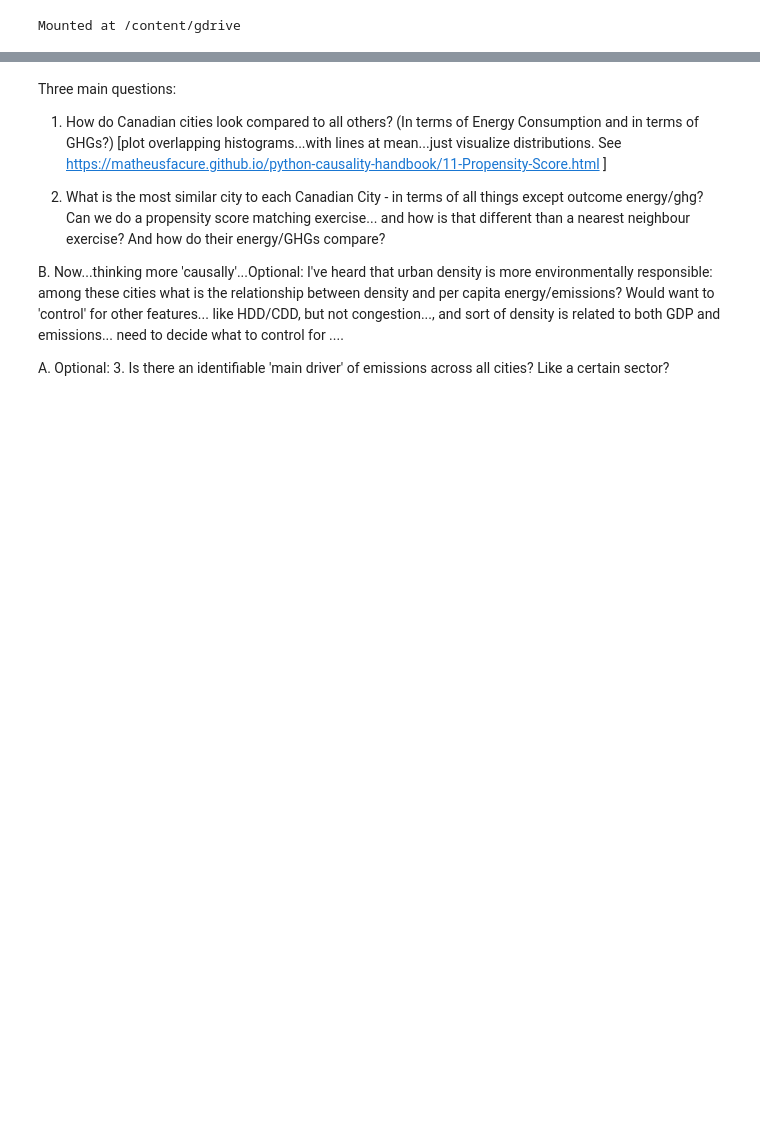
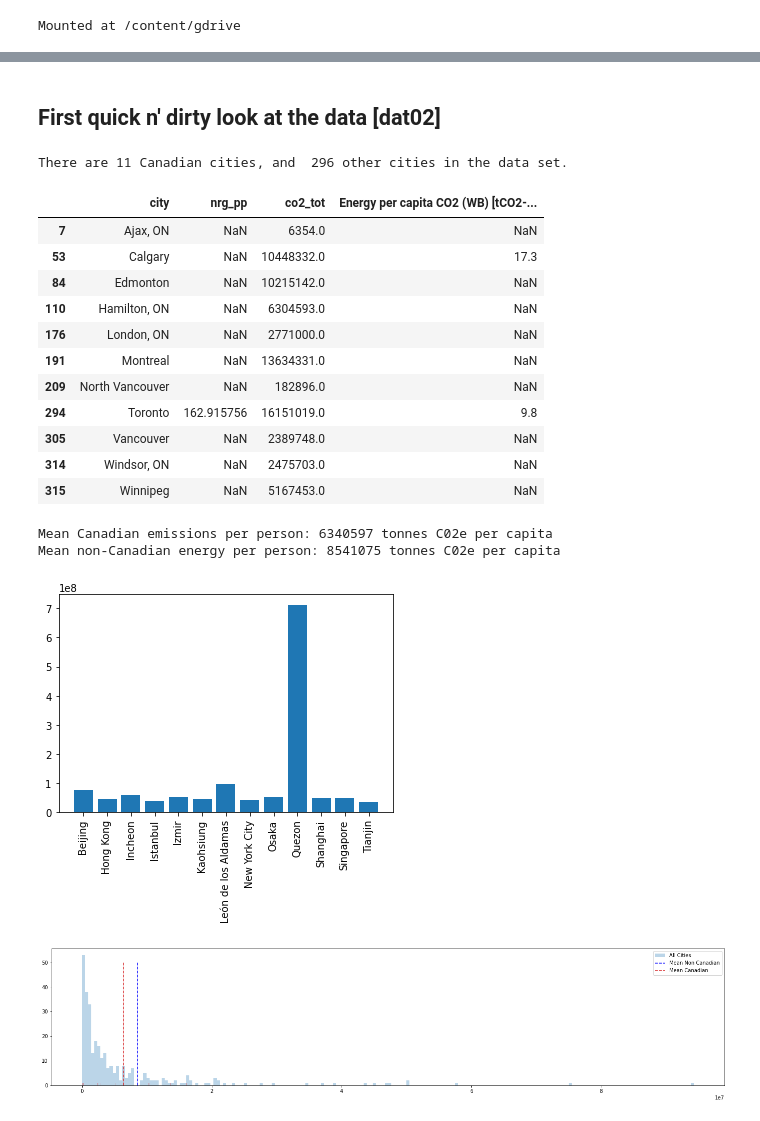
Before and after one commit to DonnaVakalis/Urban.dat, a Jupyter notebook: maml_capstone.ipynb, the cells around one changed output, grey strips where cells are left out. Drawn from its saved outputs; the diff is of its cells as text; code cells hidden in the pictures; blank space fills up the shorter version.

```diff
--- a/maml_capstone.ipynb
+++ b/maml_capstone.ipynb
@@ -274,14 +173,49 @@ Index(['City name', 'Scope-1 GHG emissions units', 'Gases included (CDP)',
-# %% [markdown]
-
-Three main questions:
-
-1.   How do Canadian cities look compared to all others? (In terms of Energy Consumption and in terms of GHGs?) [plot overlapping histograms...with lines at mean...just visualize distributions. See https://matheusfacure.github.io/python-causality-handbook/11-Propensity-Score.html ]
-
-
-4.   What is the most similar city to each Canadian City - in terms of all things except outcome energy/ghg? Can we do a propensity score matching exercise... and how is that different than a nearest neighbour exercise? And how do their energy/GHGs compare?
-
-
-B.  Now...thinking more 'causally'...Optional: I've heard that urban density is more environmentally responsible: among these cities what is the relationship between density and per capita energy/emissions? Would want to 'control' for other features... like HDD/CDD, but not congestion..., and sort of density is related to both GDP and emissions... need to decide what to control for ....
-
-
-A. Optional: 3.   Is there an identifiable 'main driver' of emissions across all cities? Like a certain sector?
+# %% [markdown]
+## First quick n' dirty look at the data [dat02]
+# %%
+# Quick n' dirty exploration of where Canadian cities stand
+
+dat02 = dat01.copy()
+print('There are',  dat02.is_cad.value_counts()[1], 'Canadian cities, and ',dat02.is_cad.value_counts()[0] , 'other cities in the data set.')
+#Unfortunately, not enough energy data to ask questions that require knowing this (i.e., total emissions might depend on fuel source, but impossible to know without controlling for underlying energy consumption.)
+display(dat02[dat02.is_cad==1][['city','nrg_pp','co2_tot','Energy per capita CO2 (WB) [tCO2-eq/capita/yr]']])
+
+mu_co2_cad = dat02.query("is_cad==1")['co2_tot'].mean()
+print('Mean Canadian emissions per person:', round(mu_co2_cad), 'tonnes C02e per capita')
+
+mu_co2_other = dat02.query("is_cad==0")['co2_tot'].mean()
+print('Mean non-Canadian energy per person:', round(mu_co2_other), 'tonnes C02e per capita')
+
+# Why are there super high values and which cities are they from?
+outliers = dat02[dat02.co2_tot > 4*mu_co2_other]
+plt.bar(outliers['city'],outliers['co2_tot'])
+plt.xticks(rotation=90)
+plt.show() #Quezon is an outlier...remove during cleaning
+
+data = dat02[dat02.city != 'Quezon']
+
+plt.figure(figsize=(24,5))
+plt.hist(data["co2_tot"], bins=200, alpha=0.3, label="All Cities")
+#plt.hist(data.query("is_cad==0")["co2_tot"], bins=200, alpha=0.3, color="C2")
+plt.hist(data.query("is_cad==1")["co2_tot"], bins=200, alpha=0.3, color="C3")
+plt.vlines(mu_co2_other, 0, 50, label="Mean Non Canadian",  linestyle='dashed', color="blue")
+plt.vlines(mu_co2_cad, 0, 50, label="Mean Canadian",  linestyle='dashed', color="C3")
+plt.legend();
+# %% [output]
+There are 11 Canadian cities, and  296 other cities in the data set.
+|  | city | nrg_pp | co2_tot | Energy per capita CO2 (WB) [tCO2-... |
+| 7 | Ajax, ON | NaN | 6354.0 | NaN |
+| 53 | Calgary | NaN | 10448332.0 | 17.3 |
+| 84 | Edmonton | NaN | 10215142.0 | NaN |
+| 110 | Hamilton, ON | NaN | 6304593.0 | NaN |
+| 176 | London, ON | NaN | 2771000.0 | NaN |
+| 191 | Montreal | NaN | 13634331.0 | NaN |
+| 209 | North Vancouver | NaN | 182896.0 | NaN |
+| 294 | Toronto | 162.915756 | 16151019.0 | 9.8 |
+| 305 | Vancouver | NaN | 2389748.0 | NaN |
+| 314 | Windsor, ON | NaN | 2475703.0 | NaN |
+| 315 | Winnipeg | NaN | 5167453.0 | NaN |
+Mean Canadian emissions per person: 6340597 tonnes C02e per capita
+Mean non-Canadian energy per person: 8541075 tonnes C02e per capita
+[figure, added]
+[figure, added]
```
Also changed, not shown: parts of 72 cells of this notebook.
